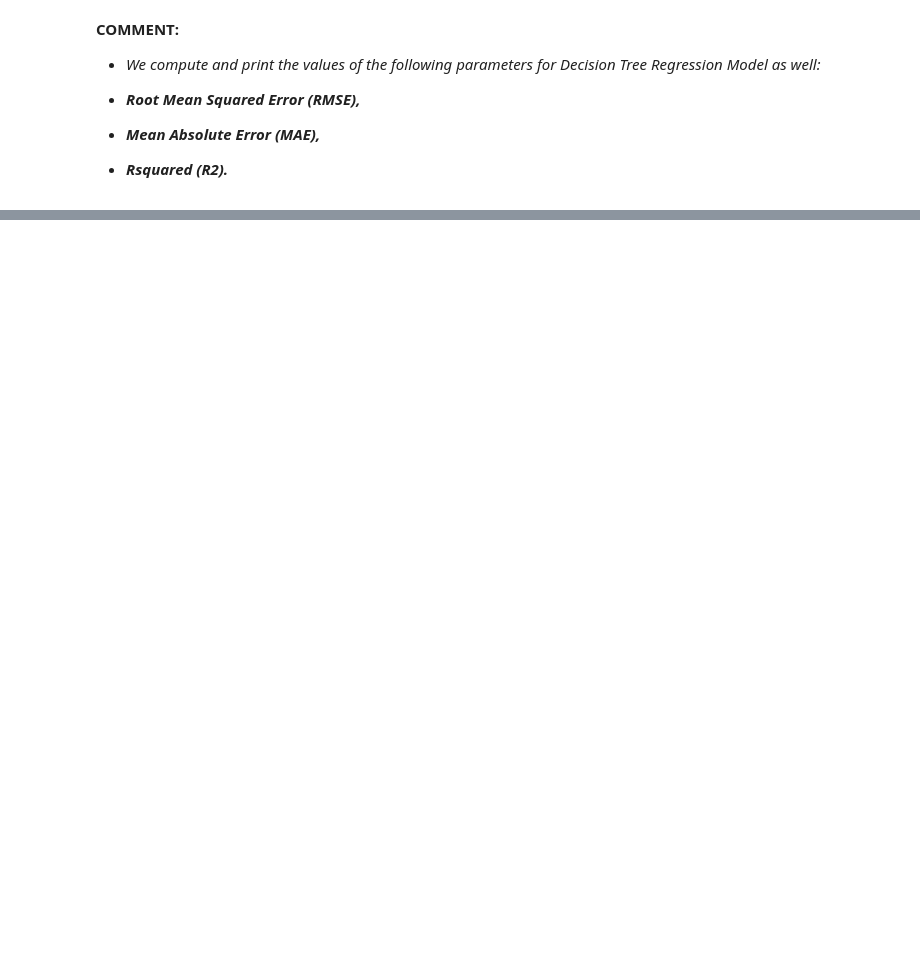
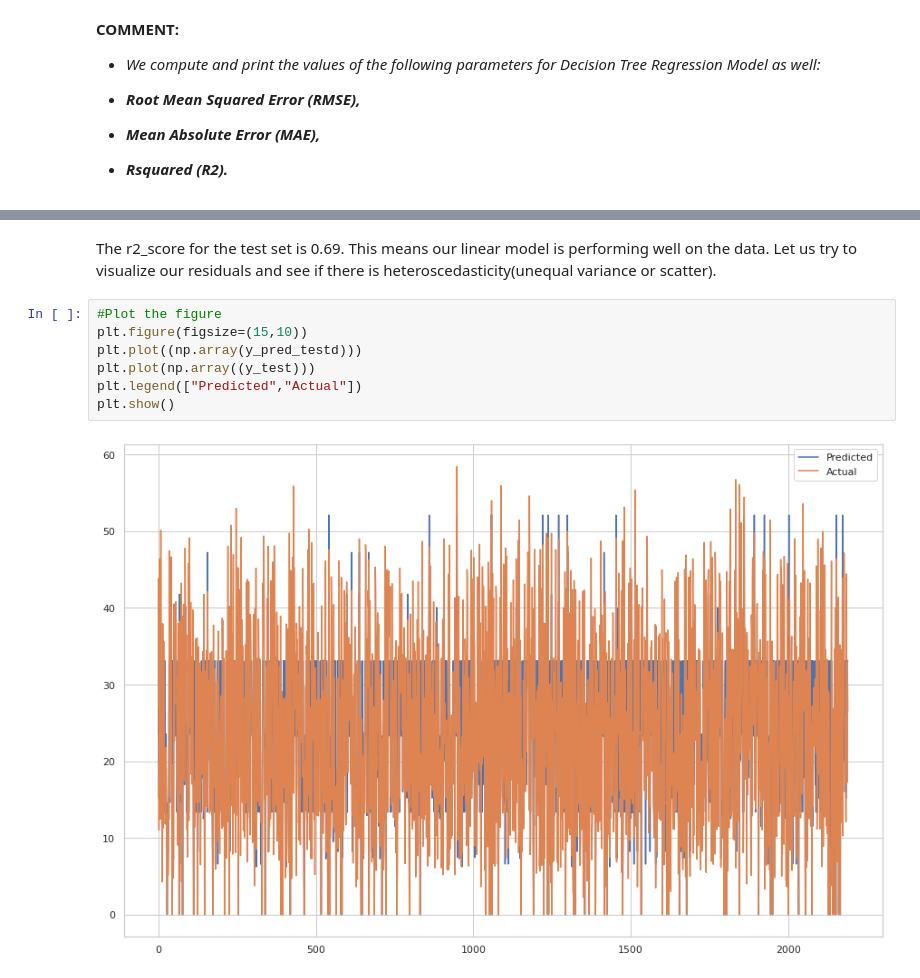
Before and after one commit to VD151/-Bike-Sharing-Demand-Prediction, a Jupyter notebook: Bike_Sharing_Demand_Prediction_Capstone_Project(Supervised_ML)_by_Vivek_dwivedi.ipynb, the cells around one changed output, grey strips where cells are left out. Drawn from its saved outputs; the diff is of its cells as text; blank space fills up the shorter version.

```diff
--- a/Bike_Sharing_Demand_Prediction_Capstone_Project(Supervised_ML)_by_Vivek_dwivedi.ipynb
+++ b/Bike_Sharing_Demand_Prediction_Capstone_Project(Supervised_ML)_by_Vivek_dwivedi.ipynb
@@ -947 +982,12 @@ The Rsquared value is 0.6859823330185155
+# %% [markdown]
+The r2_score for the test set is 0.69. This means our linear model is performing well on the data. Let us try to visualize our residuals and see if there is heteroscedasticity(unequal variance or scatter).
+# %%
+#Plot the figure
+plt.figure(figsize=(15,10))
+plt.plot((np.array(y_pred_testd)))
+plt.plot(np.array((y_test)))
+plt.legend(["Predicted","Actual"])
+plt.show()
+# %% [output]
+[figure, added]
 # %%
```
Also changed, not shown: parts of 40 cells of this notebook.
